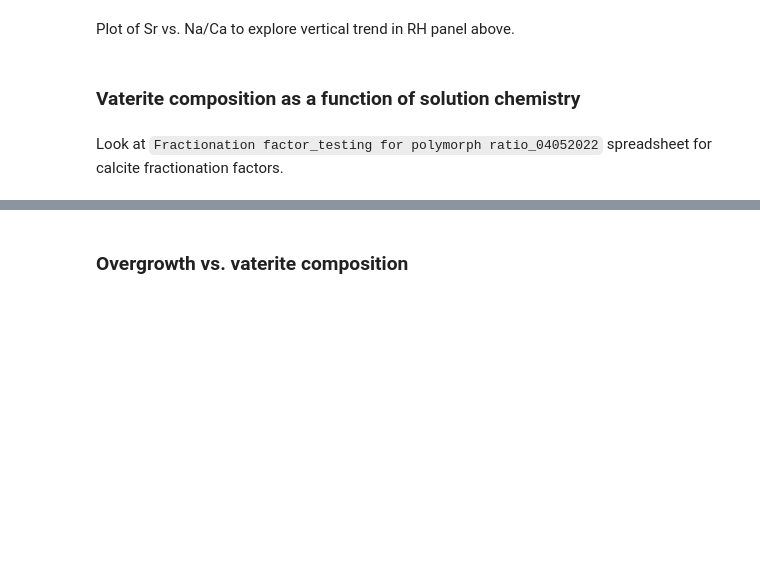
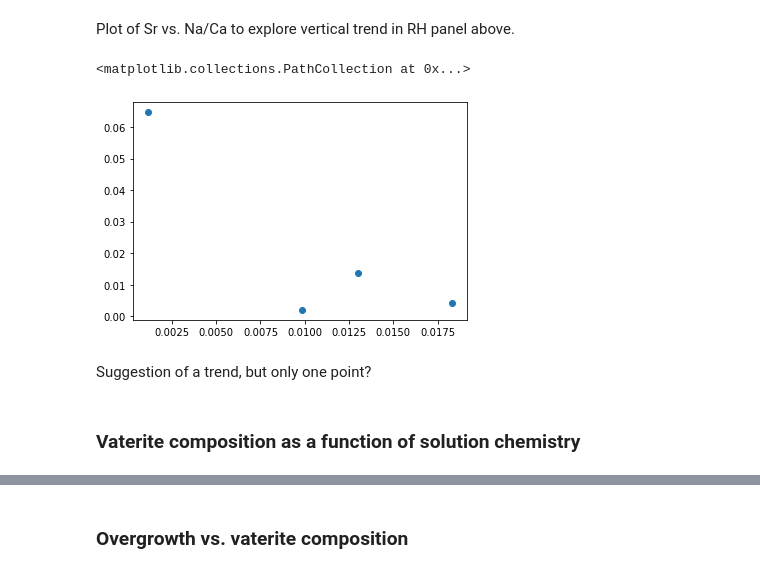
Before and after one commit to oscarbranson/supplementary, a Jupyter notebook: supplements/vaterite_geochem/02_overgrowth_plots.ipynb, the cells around one changed output, grey strips where cells are left out. Saved outputs shown, nothing was run; the diff lists cells and outputs as text; code cells hidden in the pictures; blank space fills up the shorter version.

```diff
--- a/supplements/vaterite_geochem/02_overgrowth_plots.ipynb
+++ b/supplements/vaterite_geochem/02_overgrowth_plots.ipynb
@@ -94,10 +122,19 @@ vplt.solution_vs_solid(dat.loc[no_high_mg], phase='overgrowth');
 [figure]
 # %% [markdown]
 Plot of Sr vs. Na/Ca to explore vertical trend in RH panel above.
+# %%
+ind = dat.metadata.Experiment.isin(['Sr']).values
+plt.scatter(
+    nom(dat.loc[no_high_mg & vaterite_growth & ind, ('solution_start', 'Sr/Ca')]),
+    nom(dat.loc[no_high_mg & vaterite_growth & ind, ('overgrowth', 'Na/Ca')])
+)
+# %% [output]
+<matplotlib.collections.PathCollection at 0x...>
+[figure, added]
+# %% [markdown]
+Suggestion of a trend, but only one point?
 # %% [markdown]
 ### Vaterite composition as a function of solution chemistry
-# %% [markdown]
-Look at `Fractionation factor_testing for polymorph ratio_04052022` spreadsheet for calcite fractionation factors.
 # %%
 vplt.solution_vs_solid(dat=dat.loc[no_high_mg & vaterite_growth], phase='vaterite', vars=['Mg/Ca', 'Sr/Ca', 'B/C', 'Na/Ca']);
 # %% [output]
```
Also changed, not shown: parts of 6 cells of this notebook.
